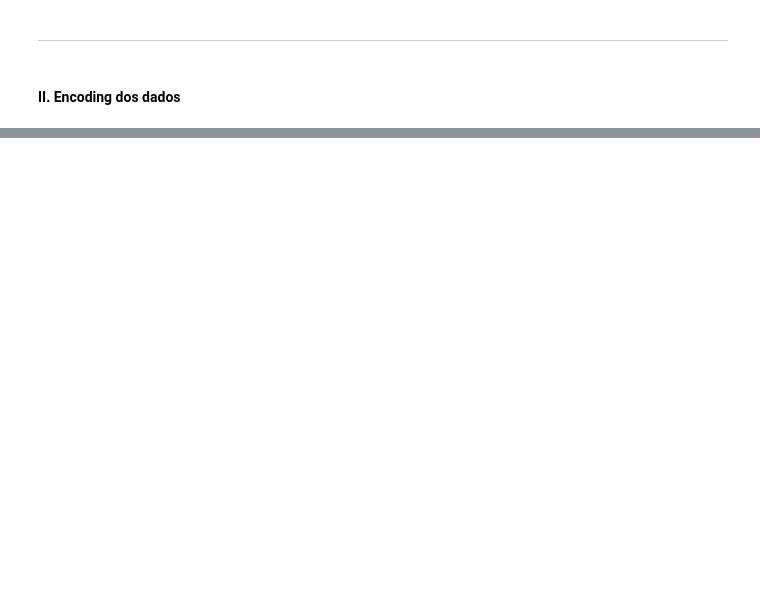
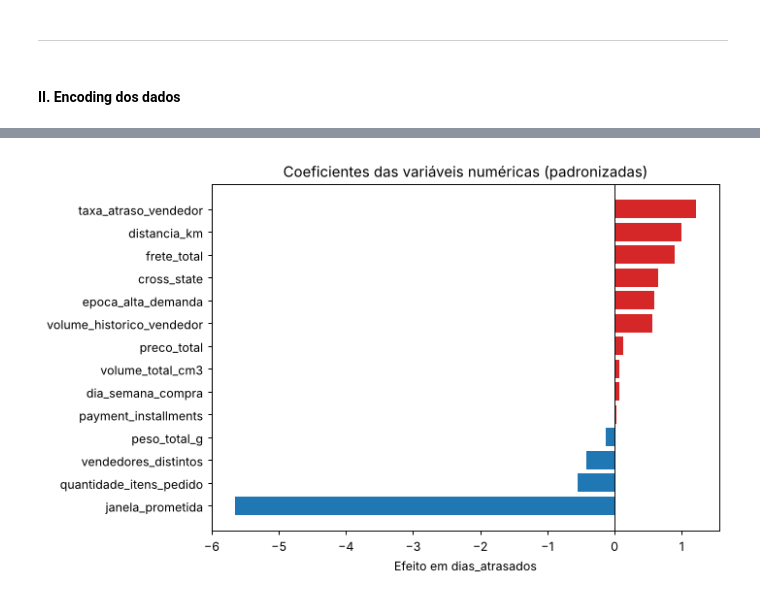
Before and after one commit to arcseno/previsaoAtrasoEntrega, a Jupyter notebook: notebooks/05_modelo_baseline.ipynb, the cells around one changed output, grey strips where cells are left out. Drawn from its saved outputs; the diff is of its cells as text; code cells hidden in the pictures; blank space fills up the shorter version.

Commit message:
Baseline: regressão linear múltipla completa

```diff
--- a/notebooks/05_modelo_baseline.ipynb
+++ b/notebooks/05_modelo_baseline.ipynb
@@ -81,0 +235,7 @@ Index(['order_id', 'customer_id', 'order_status', 'order_purchase_timestamp',
+# %%
+corte = "2018-04-01"
+treino = pedidos[pedidos["order_purchase_timestamp"] < corte].copy()
+teste = pedidos[pedidos["order_purchase_timestamp"] >= corte].copy()
+
+print(f"Treino: {len(treino)} pedidos | média de dias_atrasados: {treino[alvo].mean():.2f} | % atrasados: {(treino[alvo] > 0).mean():.1%}")
+print(f"Teste:  {len(teste)} pedidos | média de dias_atrasados: {teste[alvo].mean():.2f} | % atrasados: {(teste[alvo] > 0).mean():.1%}")
@@ -81,0 +316,6 @@ Index(['order_id', 'customer_id', 'order_status', 'order_purchase_timestamp',
+# %%
+numericas.remove("percentual_frete")
+X_treino = X_treino.drop(columns="percentual_frete")
+X_teste = X_teste.drop(columns="percentual_frete")
+
+calcula_vif(X_treino[numericas]).to_frame("VIF")
@@ -81,0 +346,13 @@ Index(['order_id', 'customer_id', 'order_status', 'order_purchase_timestamp',
+# %%
+from sklearn.preprocessing import StandardScaler
+
+scaler = StandardScaler()
+X_treino_esc = scaler.fit_transform(X_treino)  # fit só no treino
+X_teste_esc = scaler.transform(X_teste)
+
+modelo = LinearRegression()
+modelo.fit(X_treino_esc, y_treino)
+
+previsao_teste = modelo.predict(X_teste_esc)
+previsao_treino = modelo.predict(X_treino_esc)
+print("Intercepto:", round(modelo.intercept_, 3))
@@ -81,0 +418,14 @@ Index(['order_id', 'customer_id', 'order_status', 'order_purchase_timestamp',
+# %%
+coeficientes = pd.Series(modelo.coef_, index=X_treino.columns)
+
+coef_numericas = coeficientes[numericas].sort_values()
+plt.figure(figsize=(8, 5))
+cores = ["tab:red" if c > 0 else "tab:blue" for c in coef_numericas]
+plt.barh(coef_numericas.index, coef_numericas.values, color=cores)
+plt.axvline(0, color="black", linewidth=0.8)
+plt.title("Coeficientes das variáveis numéricas (padronizadas)")
+plt.xlabel("Efeito em dias_atrasados")
+plt.tight_layout()
+plt.show()
+# %% [output]
+[figure, added]
```
Also changed, not shown: parts of 46 cells of this notebook.
